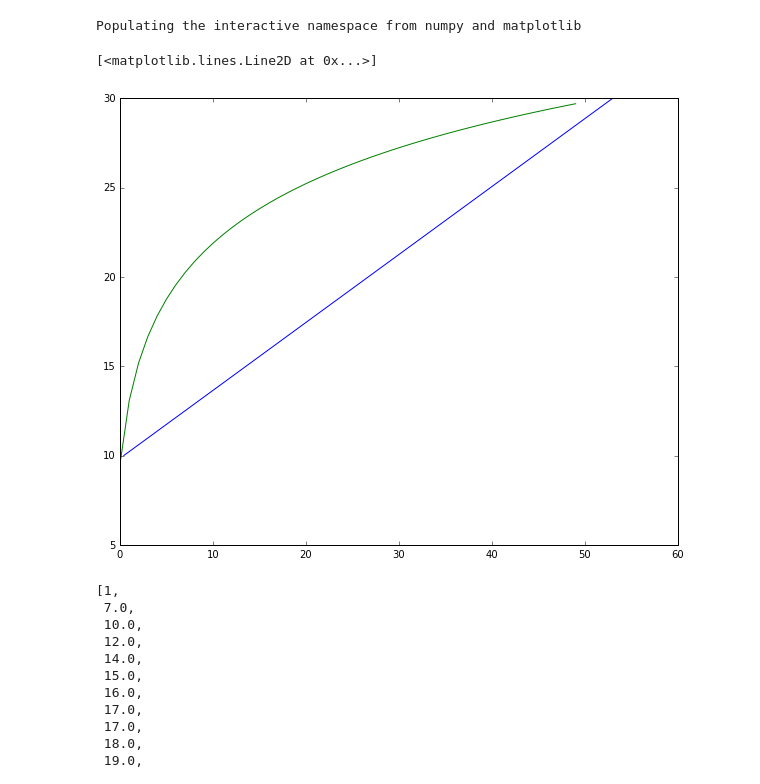
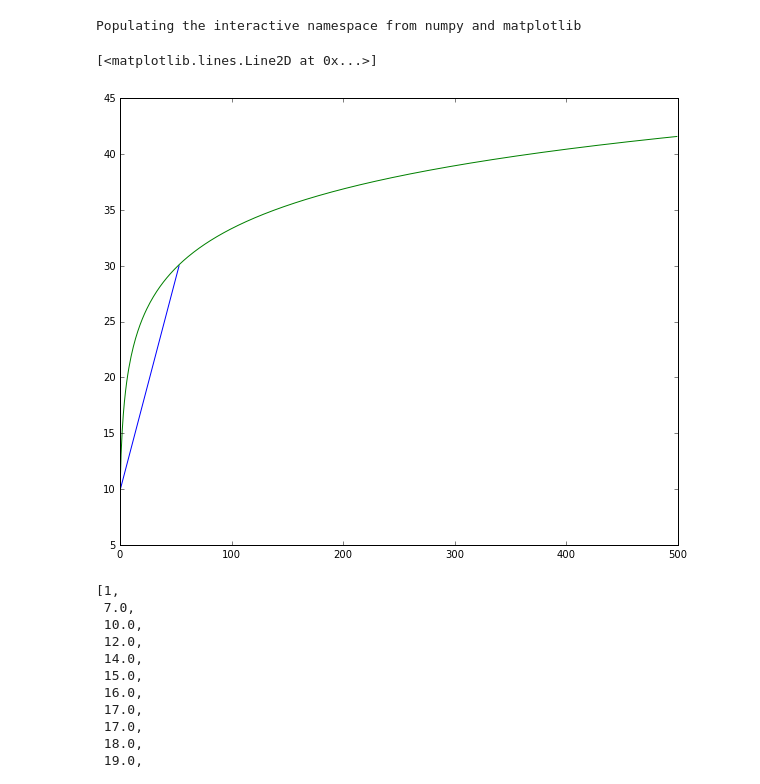
Before and after one commit to Humpheh/twied, a Jupyter notebook: workbooks/Poptest.ipynb, the cells around one changed output. Saved outputs shown, nothing was run; the diff lists cells and outputs as text; code cells hidden in the pictures.

```diff
--- a/workbooks/Poptest.ipynb
+++ b/workbooks/Poptest.ipynb
@@ -9,22 +9,22 @@ Populating the interactive namespace from numpy and matplotlib
 # %%
 points = asarray([(0.4173812, 10), (52.966575, 30)])#, (11436.81, 50)])
 plot(points[:,0], points[:,1])
 
 x1 = 0.4173812
 y1 = 5
 x2 = 52.966575
 y2 = 30
 
 a = (y1 - y2) / log(x1 / x2)
 b = exp(((y2 * log(x1)) - (y1 * log(x2)))/(y1 - y2))
 
-ls = a * log(linspace(1, 50, 50) * b)
-req = lambda x: ceil(a * log(x * b)) if x > 0 else
+ls = a * log(linspace(1, 500, 500) * b)
+req = lambda x: ceil(a * log(x * b)) if x > 0 else 0
 
 plot(ls)
 # %% [output]
 [<matplotlib.lines.Line2D at 0x...>]
-[figure, old version]
+[figure, new version]
 # %%
 [req(x) for x in linspace(0, 52, 100)]
 # %% [output]
```
Also changed, not shown: 10 other files.
